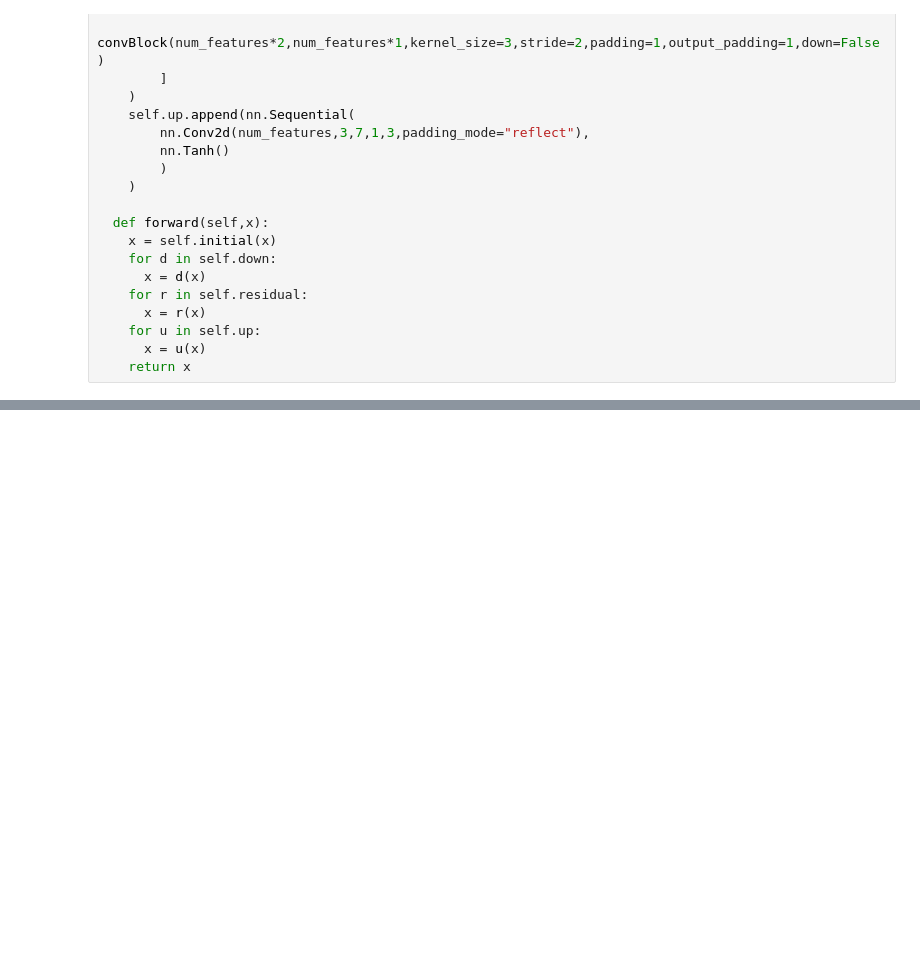
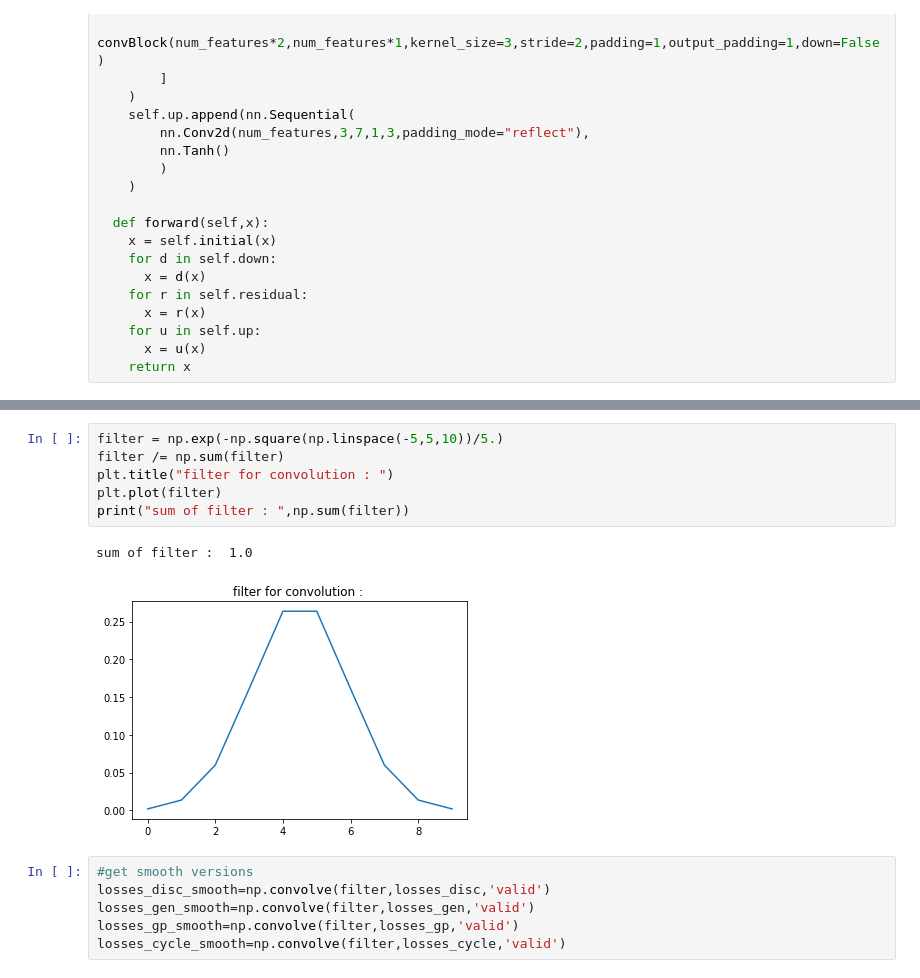
Before and after one commit to RolandBERTINJOHANNET/ColorHarmony, a Jupyter notebook: cycleGAN/notebooks/wassersteinCycleGAN.ipynb, the cells around one changed output, grey strips where cells are left out. Drawn from its saved outputs; the diff is of its cells as text; blank space fills up the shorter version.

```diff
--- a/cycleGAN/notebooks/wassersteinCycleGAN.ipynb
+++ b/cycleGAN/notebooks/wassersteinCycleGAN.ipynb
@@ -385,0 +516,15 @@ WARNING:matplotlib.image:Clipping input data to the valid range for imshow with
+# %%
+filter = np.exp(-np.square(np.linspace(-5,5,10))/5.)
+filter /= np.sum(filter)
+plt.title("filter for convolution : ")
+plt.plot(filter)
+print("sum of filter : ",np.sum(filter))
+# %% [output]
+sum of filter :  1.0
+[figure, added]
+# %%
+#get smooth versions
+losses_disc_smooth=np.convolve(filter,losses_disc,'valid')
+losses_gen_smooth=np.convolve(filter,losses_gen,'valid')
+losses_gp_smooth=np.convolve(filter,losses_gp,'valid')
+losses_cycle_smooth=np.convolve(filter,losses_cycle,'valid')
```
Also changed, not shown: parts of 17 cells of this notebook.
